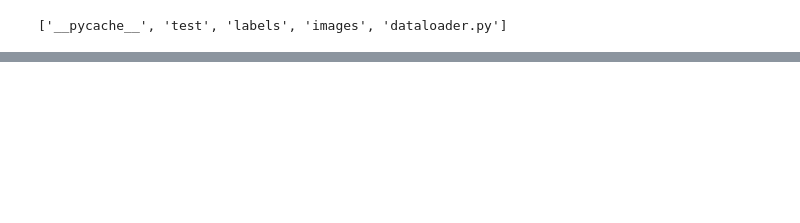
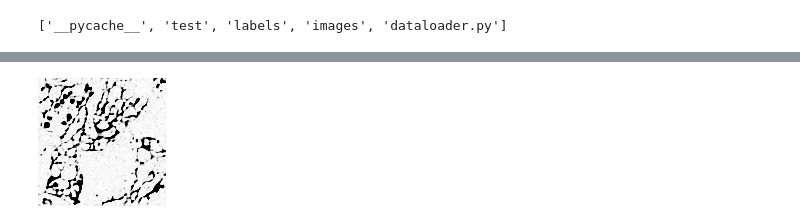
Before and after one commit to Afchis/test_r_unet, a Jupyter notebook: Medical_test_unet.ipynb, the cells around one changed output, grey strips where cells are left out. Drawn from its saved outputs; the diff is of its cells as text; code cells hidden in the pictures; blank space fills up the shorter version.

```diff
--- a/Medical_test_unet.ipynb
+++ b/Medical_test_unet.ipynb
@@ -456,0 +488,4 @@ showw(label)
+# %%
+showw(list_out[0][0])
+# %% [output]
+[figure, added]
```
Also changed, not shown: parts of 13 cells of this notebook, 29 other files.
